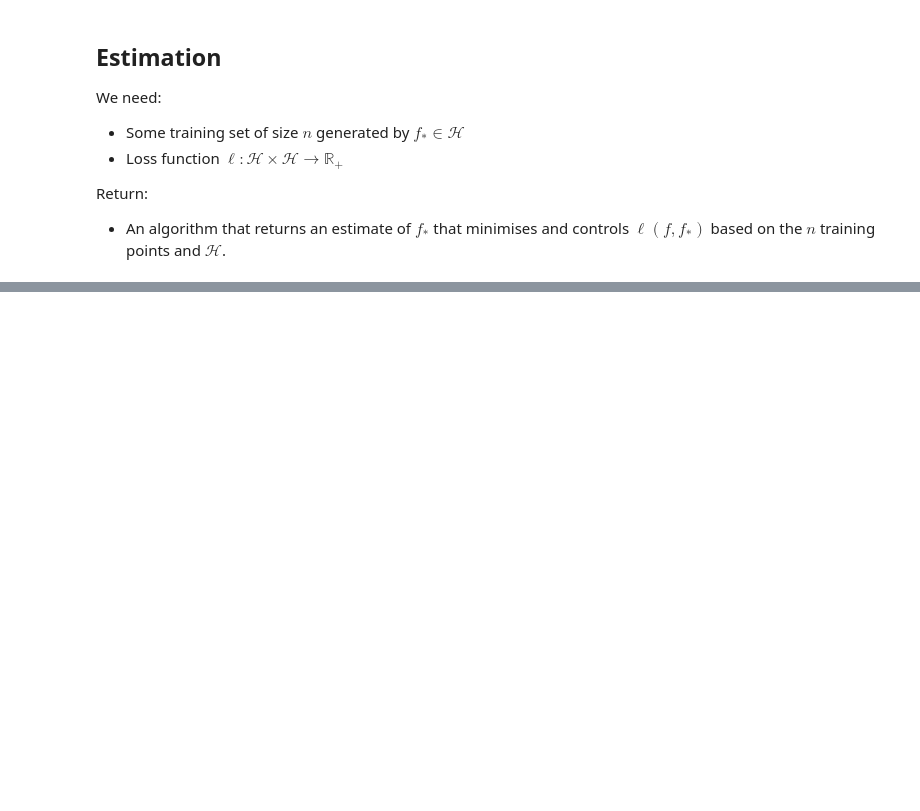
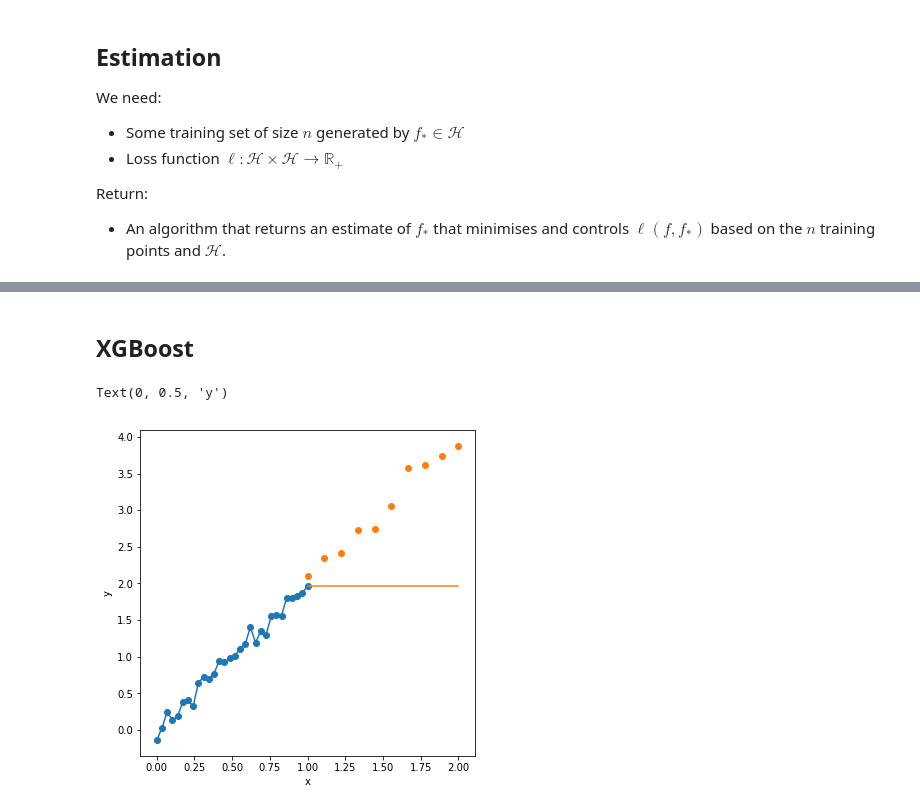
Before and after one commit to Imperial-College-Data-Science-Society/workshops, a Jupyter notebook: notebooks/workshop-3-Regression/Regression.ipynb, the cells around one changed output, grey strips where cells are left out. Saved outputs shown, nothing was run; the diff lists cells and outputs as text; code cells hidden in the pictures; blank space fills up the shorter version.

```diff
--- a/notebooks/workshop-3-Regression/Regression.ipynb
+++ b/notebooks/workshop-3-Regression/Regression.ipynb
@@ -194,0 +243,21 @@ This happens when you have lots of features and the actual data generating featu
+# %% [markdown]
+## XGBoost
+# %%
+import xgboost as xgb
+
+num_round = 10
+m_xgb = xgb.XGBRegressor(objective ='reg:squarederror', n_estimators=1000)
+m_xgb.fit(np.expand_dims(x, 1), y)
+
+plt.figure(figsize=(6,6))
+plt.scatter(x, y)
+plt.plot(x, m_xgb.predict(np.expand_dims(x, 1)))
+
+# the prediction intervals. Note that htey can be larger
+plt.scatter(x_test, y_test)
+plt.plot(x_test, m_xgb.predict(np.expand_dims(x_test, 1)))
+plt.xlabel("x")
+plt.ylabel("y")
+# %% [output]
+Text(0, 0.5, 'y')
+[figure, added]
```
Also changed, not shown: parts of 18 cells of this notebook, 5 other files.
